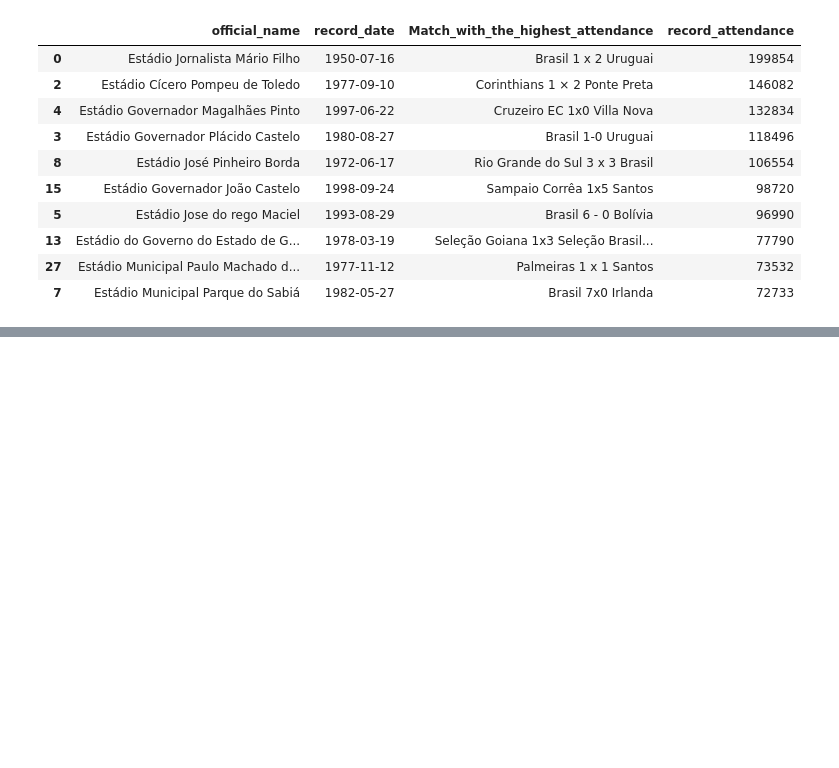
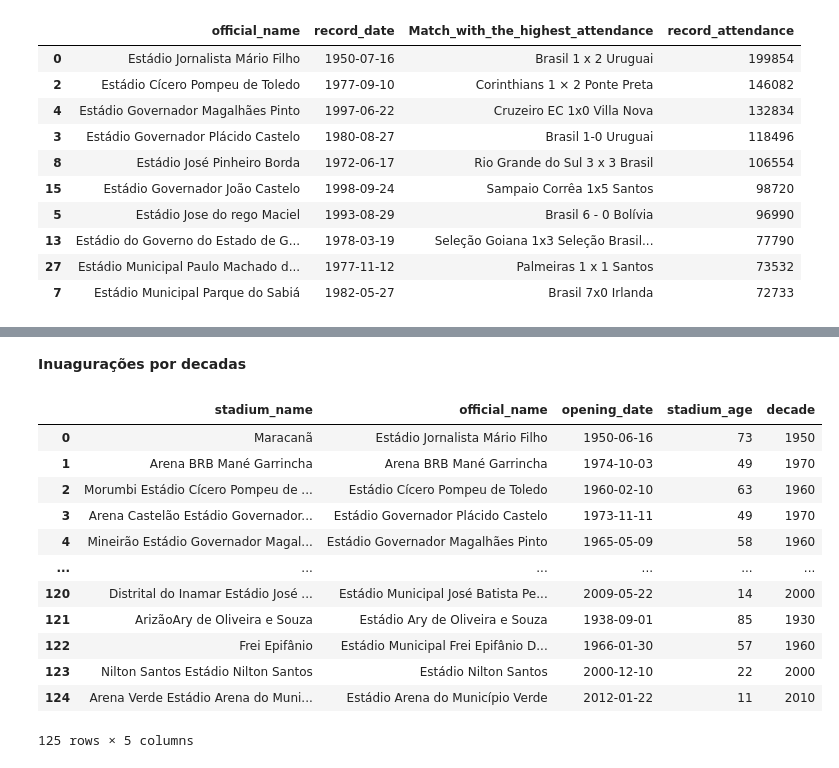
Before and after one commit to PatrickLeal/brazilian-football-stadiums-Data-Transform-Clean-Viz, a Jupyter notebook: brazilian-stadiums-analysis-viz.ipynb, the cells around one changed output, grey strips where cells are left out. Cells and saved outputs as stored; diff of their text form; code cells hidden in the pictures; blank space fills up the shorter version.

```diff
--- a/brazilian-stadiums-analysis-viz.ipynb
+++ b/brazilian-stadiums-analysis-viz.ipynb
@@ -266,0 +313,19 @@ stadium_details[['official_name', 'record_date', 'Match_with_the_highest_attenda
+# %% [markdown]
+**Inuagurações por decadas**
+# %%
+age_df['decade'] = 10 * (age_df['opening_date'].dt.year // 10)
+age_df
+# %% [output]
+|  | stadium_name | official_name | opening_date | stadium_age | decade |
+| 0 | Maracanã | Estádio Jornalista Mário Filho | 1950-06-16 | 73 | 1950 |
+| 1 | Arena BRB Mané Garrincha | Arena BRB Mané Garrincha | 1974-10-03 | 49 | 1970 |
+| 2 | Morumbi Estádio Cícero Pompeu de ... | Estádio Cícero Pompeu de Toledo | 1960-02-10 | 63 | 1960 |
+| 3 | Arena Castelão Estádio Governador... | Estádio Governador Plácido Castelo | 1973-11-11 | 49 | 1970 |
+| 4 | Mineirão Estádio Governador Magal... | Estádio Governador Magalhães Pinto | 1965-05-09 | 58 | 1960 |
+| ... | ... | ... | ... | ... | ... |
+| 120 | Distrital do Inamar Estádio José ... | Estádio Municipal José Batista Pe... | 2009-05-22 | 14 | 2000 |
+| 121 | ArizãoAry de Oliveira e Souza | Estádio Ary de Oliveira e Souza | 1938-09-01 | 85 | 1930 |
+| 122 | Frei Epifânio | Estádio Municipal Frei Epifânio D... | 1966-01-30 | 57 | 1960 |
+| 123 | Nilton Santos Estádio Nilton Santos | Estádio Nilton Santos | 2000-12-10 | 22 | 2000 |
+| 124 | Arena Verde Estádio Arena do Muni... | Estádio Arena do Município Verde | 2012-01-22 | 11 | 2010 |
+125 rows × 5 columns
```
Also changed, not shown: parts of 13 cells of this notebook.
